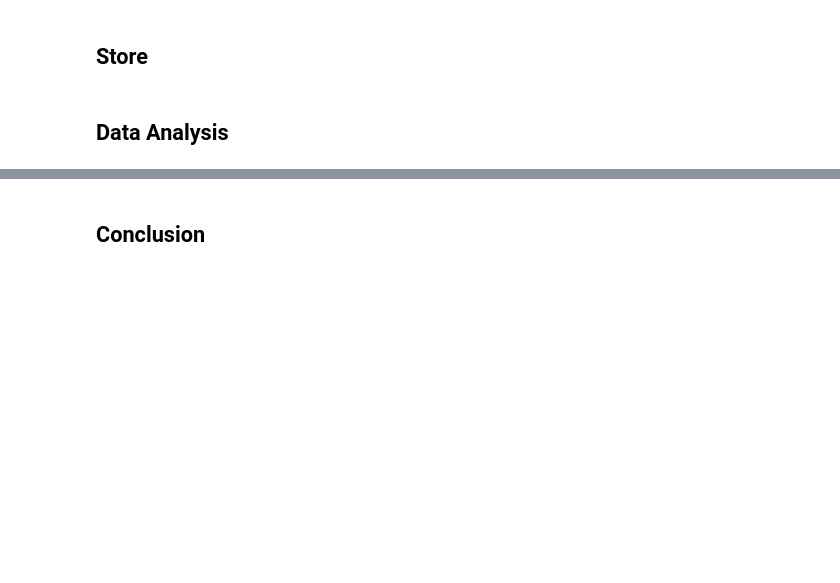
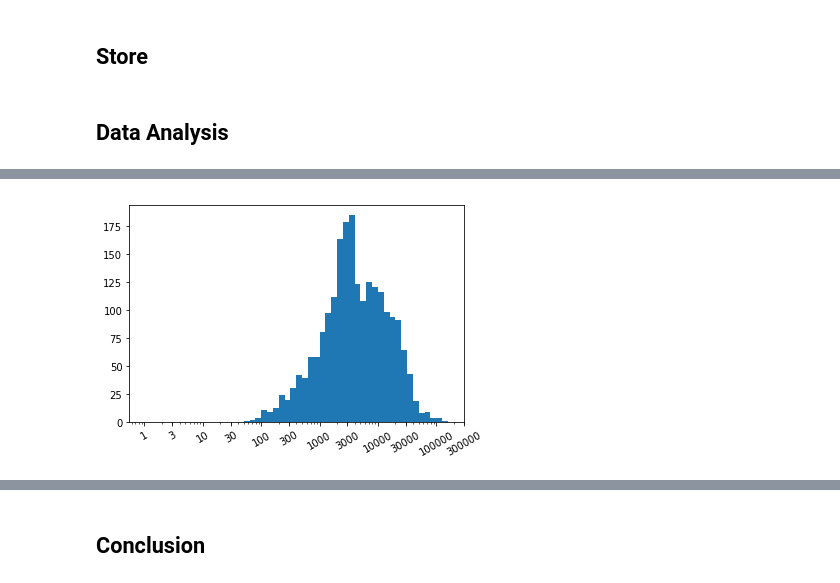
Before and after one commit to deepaksithu/Twitter_Archive_Analysis_Project, a Jupyter notebook: wrangle_act.ipynb, the cells around one changed output, grey strips where cells are left out. Saved outputs shown, nothing was run; the diff lists cells and outputs as text; code cells hidden in the pictures; blank space fills up the shorter version.

```diff
--- a/wrangle_act.ipynb
+++ b/wrangle_act.ipynb
@@ -786,0 +831,12 @@ if not os.path.exists('df2_clean.csv'):
+# %%
+# histogram of favorite_count with log scaling
+# shows large peak in distributino with more prominent skew left compared to retweet_count
+inc = 0.1
+bins = 10 ** np.arange(0, 5.2 + inc, inc)
+ticks = [1, 3, 10, 30, 100, 300, 1000, 3000, 10000, 30000, 100000, 300000]
+labels = ['{}'.format(v) for v in ticks]
+plt.hist(data = df1, x = 'favorite_count', bins = bins);
+plt.xscale('log');
+plt.xticks(ticks, labels, rotation = 30);
+# %% [output]
+[figure, added]
```
Also changed, not shown: parts of 17 cells of this notebook, 2 other files.
